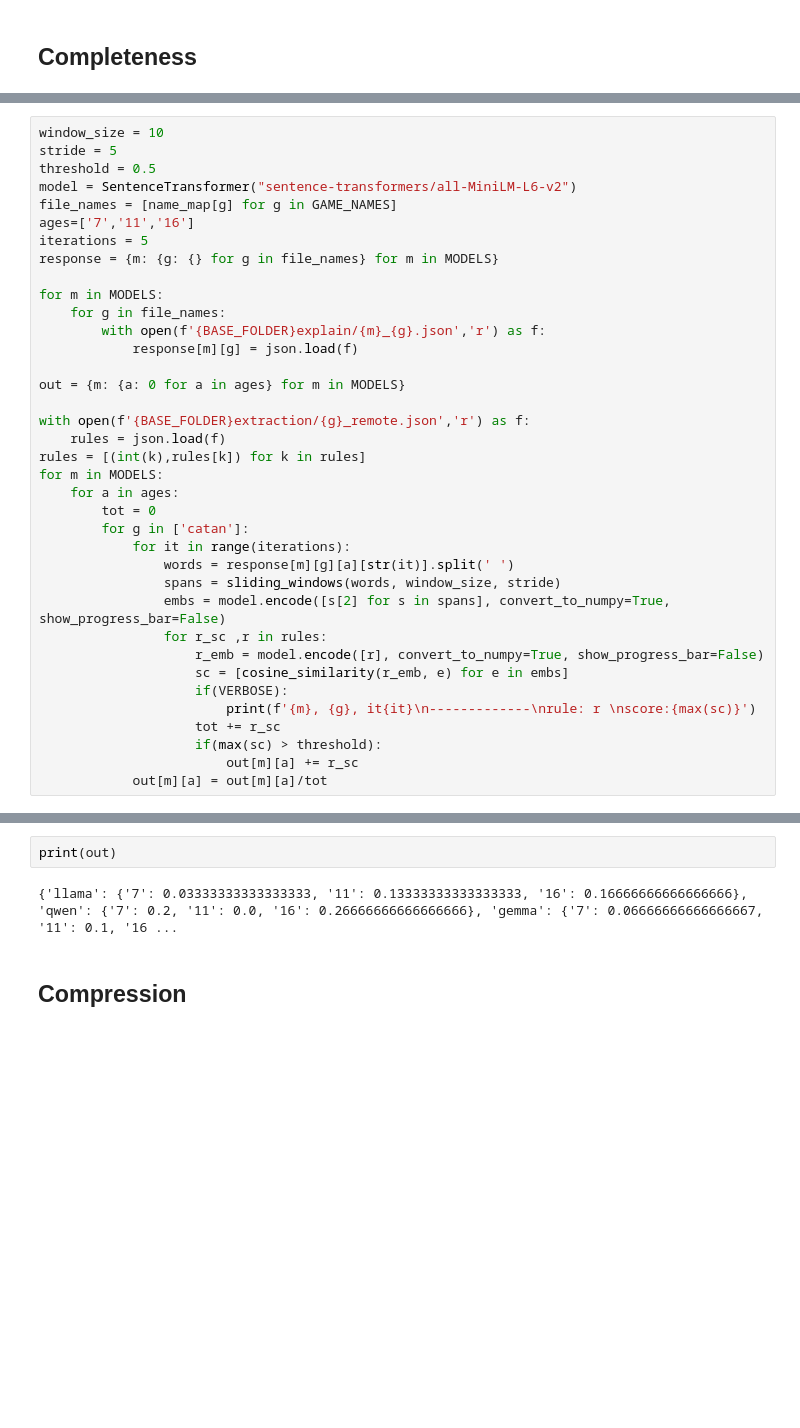
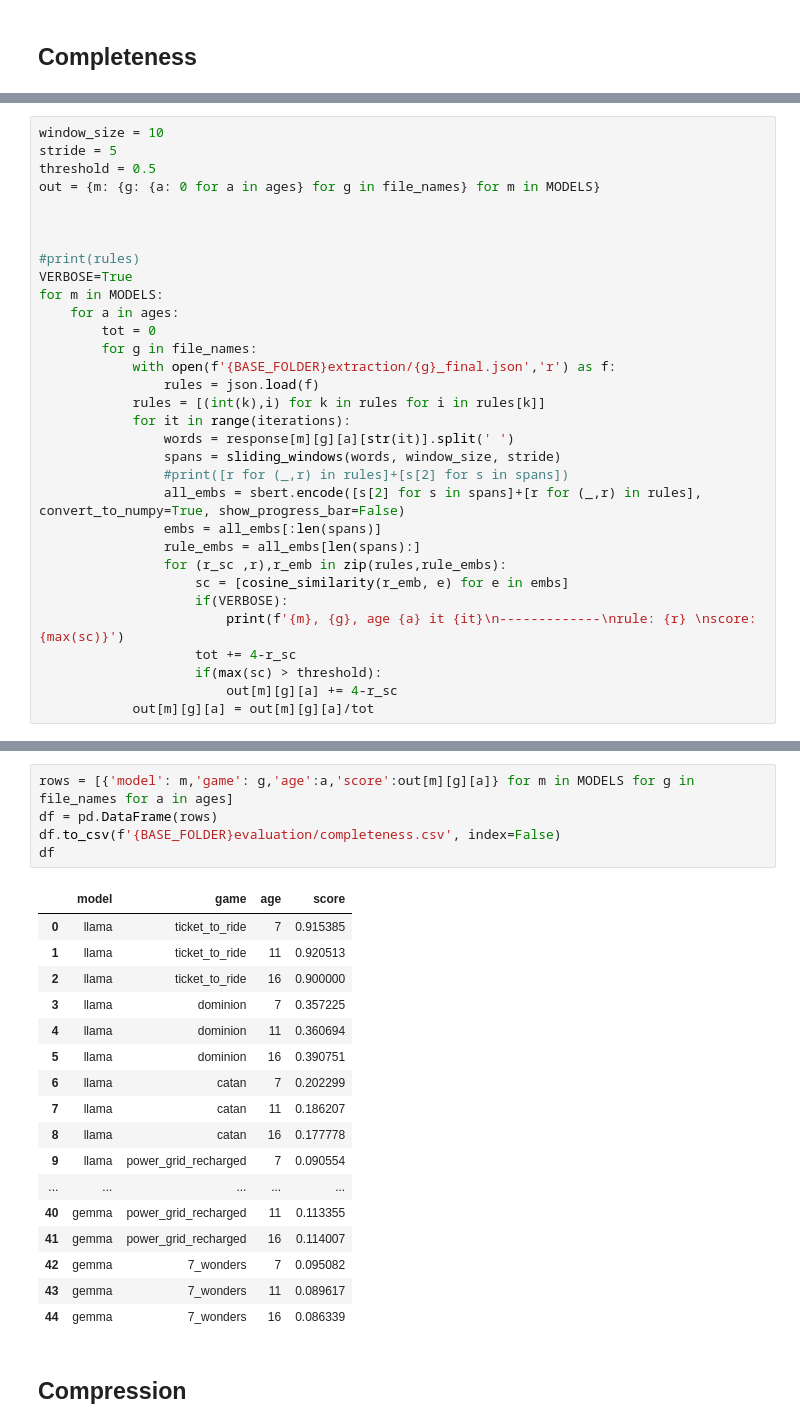
Before and after one commit to prometheus404/NLP_proj, a Jupyter notebook: evaluation.ipynb, the cells around one changed output, grey strips where cells are left out. Saved outputs shown, nothing was run; the diff lists cells and outputs as text; blank space fills up the shorter version.

```diff
--- a/evaluation.ipynb
+++ b/evaluation.ipynb
@@ -125,37 +194,32 @@ render_colored_text(words, w_sc)
 window_size = 10
 stride = 5
 threshold = 0.5
-model = SentenceTransformer("sentence-transformers/all-MiniLM-L6-v2")
-file_names = [name_map[g] for g in GAME_NAMES]
-ages=['7','11','16']
-iterations = 5
-response = {m: {g: {} for g in file_names} for m in MODELS}
+out = {m: {g: {a: 0 for a in ages} for g in file_names} for m in MODELS}
 
-for m in MODELS:
-    for g in file_names:
-        with open(f'{BASE_FOLDER}explain/{m}_{g}.json','r') as f:
-            response[m][g] = json.load(f)
 
-out = {m: {a: 0 for a in ages} for m in MODELS}
 
-with open(f'{BASE_FOLDER}extraction/{g}_remote.json','r') as f:
-    rules = json.load(f)
-rules = [(int(k),rules[k]) for k in rules]
+#print(rules)
+VERBOSE=True
 for m in MODELS:
     for a in ages:
         tot = 0
-        for g in ['catan']:
+        for g in file_names:
+            with open(f'{BASE_FOLDER}extraction/{g}_final.json','r') as f:
+                rules = json.load(f)
+            rules = [(int(k),i) for k in rules for i in rules[k]]
             for it in range(iterations):
                 words = response[m][g][a][str(it)].split(' ')
                 spans = sliding_windows(words, window_size, stride)
-                embs = model.encode([s[2] for s in spans], convert_to_numpy=True, show_progress_bar=False)
-                for r_sc ,r in rules:
-                    r_emb = model.encode([r], convert_to_numpy=True, show_progress_bar=False)
+                #print([r for (_,r) in rules]+[s[2] for s in spans])
+                all_embs = sbert.encode([s[2] for s in spans]+[r for (_,r) in rules], convert_to_numpy=True, show_progress_bar=False)
+                embs = all_embs[:len(spans)]
+                rule_embs = all_embs[len(spans):]
+                for (r_sc ,r),r_emb in zip(rules,rule_embs):
                     sc = [cosine_similarity(r_emb, e) for e in embs]
                     if(VERBOSE):
-                        print(f'{m}, {g}, it{it}\n-------------\nrule: r \nscore:{max(sc)}')
-                    tot += r_sc
+                        print(f'{m}, {g}, age {a} it {it}\n-------------\nrule: {r} \nscore:{max(sc)}')
+                    tot += 4-r_sc
                     if(max(sc) > threshold):
-                        out[m][a] += r_sc
-            out[m][a] = out[m][a]/tot
+                        out[m][g][a] += 4-r_sc
+            out[m][g][a] = out[m][g][a]/tot
 # %% [output]
@@ -179,6 +243,25 @@ score:0.39993640780448914
 # %%
-print(out)
+rows = [{'model': m,'game': g,'age':a,'score':out[m][g][a]} for m in MODELS for g in file_names for a in ages]
+df = pd.DataFrame(rows)
+df.to_csv(f'{BASE_FOLDER}evaluation/completeness.csv', index=False)
+df
 # %% [output]
-{'llama': {'7': 0.03333333333333333, '11': 0.13333333333333333, '16': 0.16666666666666666}, 'qwen': {'7': 0.2, '11': 0.0, '16': 0.26666666666666666}, 'gemma': {'7': 0.06666666666666667, '11': 0.1, '16 ...
+|  | model | game | age | score |
+| 0 | llama | ticket_to_ride | 7 | 0.915385 |
+| 1 | llama | ticket_to_ride | 11 | 0.920513 |
+| 2 | llama | ticket_to_ride | 16 | 0.900000 |
+| 3 | llama | dominion | 7 | 0.357225 |
+| 4 | llama | dominion | 11 | 0.360694 |
+| 5 | llama | dominion | 16 | 0.390751 |
+| 6 | llama | catan | 7 | 0.202299 |
+| 7 | llama | catan | 11 | 0.186207 |
+| 8 | llama | catan | 16 | 0.177778 |
+| 9 | llama | power_grid_recharged | 7 | 0.090554 |
+| ... | ... | ... | ... | ... |
+| 40 | gemma | power_grid_recharged | 11 | 0.113355 |
+| 41 | gemma | power_grid_recharged | 16 | 0.114007 |
+| 42 | gemma | 7_wonders | 7 | 0.095082 |
+| 43 | gemma | 7_wonders | 11 | 0.089617 |
+| 44 | gemma | 7_wonders | 16 | 0.086339 |
 # %% [markdown]
 ## Compression
```
Also changed, not shown: parts of 29 cells of this notebook, 35 other files.
